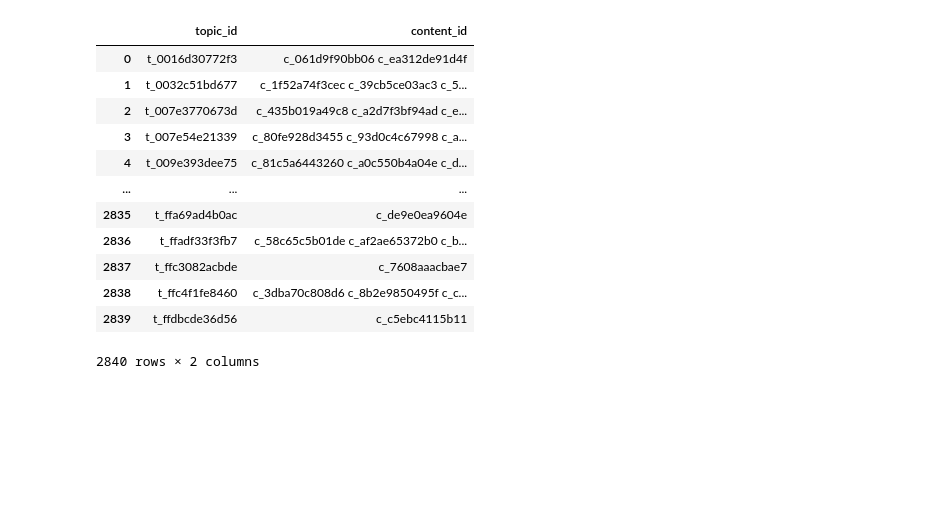
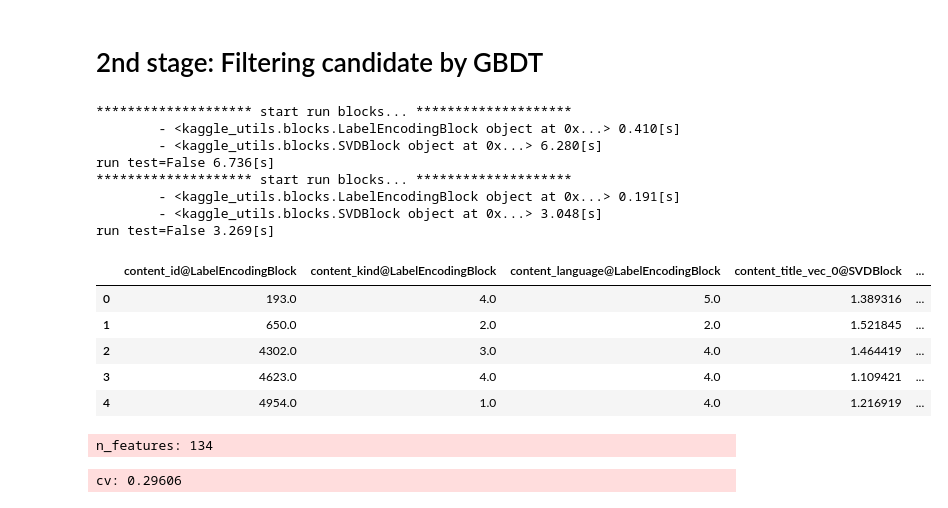
Before and after one commit to shu421/Kaggle_Learning_Equality_Curriculum_Recommendations, a Jupyter notebook: main/exp002.ipynb, the cells around one changed output. Saved outputs shown, nothing was run; the diff lists cells and outputs as text; code cells hidden in the pictures; blank space fills up the shorter version.

```diff
--- a/main/exp002.ipynb
+++ b/main/exp002.ipynb
@@ -984,8 +725,14 @@ class EmbDataSet(Dataset):
         return inputs
 # %%
 def get_emb_vec(content_df, topic_df, col):
-    content_dataset = EmbDataSet(cfg, content_df, col)
-    topics_dataset = EmbDataSet(cfg, topic_df, col)
+    # prepare model for getting embeddings
+    model = AutoModel.from_pretrained(cfg.EMB_MODEL_PATH)
+    model.eval()
+    model.to(cfg.device)
+    tokenizer = AutoTokenizer.from_pretrained(cfg.EMB_MODEL_PATH)
+
+    content_dataset = EmbDataSet(cfg, content_df, "content_"+col, tokenizer)
+    topics_dataset = EmbDataSet(cfg, topic_df, "topic_"+col, tokenizer)
 
     content_loader = DataLoader(
         dataset=content_dataset,
@@ -1033,4 +780,8 @@ def get_emb_vec(content_df, topic_df, col):
     else:
         topic_vec = pickle.load(open(os.path.join(cfg.OUTPUT_EXP, f"topic_{col}_vec.pkl"), "rb"))
 
+    del model
+    torch.cuda.empty_cache()
+    gc.collect()
+
     return content_vec, topic_vec
@@ -1128,16 +872,16 @@ def load_model(filepath):
     return model
 # %%
 def get_whole_df():
-    # main
     content_df = pd.read_csv(os.path.join(cfg.INPUT, 'content.csv'))
     topic_df = pd.read_csv(os.path.join(cfg.INPUT, 'topics.csv'))
     correlation_df = pd.read_csv(os.path.join(cfg.INPUT, 'correlations.csv'))
     sub_df = pd.read_csv(os.path.join(cfg.INPUT, 'sample_submission.csv'))
     return content_df, topic_df, correlation_df, sub_df
 
-def change_col_name(content_df, topic_df, correlation_df):
-    content_df = content_df.rename(columns={"id":"content_id"})
-    topic_df = topic_df.rename(columns={"id":"topic_id"})
+def preprocess_df(content_df, topic_df, correlation_df):
+    content_df = content_df.drop(columns=["license", "copyright_holder"])
+    content_df = content_df.add_prefix("content_")
+    topic_df = topic_df.add_prefix("topic_")
     correlation_df = correlation_df.rename(columns={"content_ids":"content_id"})
     return content_df, topic_df, correlation_df
 
@@ -1145,9 +889,10 @@ def get_cv_list(X, y=None, groups=None, n_splits=5, seed=42):
     """cv_listを取得"""
     cv = StratifiedGroupKFold(n_splits=n_splits, shuffle=True, random_state=seed)
     # cv = GroupKFold(n_splits=n_splits)
-    return list(cv.split(X, y, groups))
+    cv_list = list(cv.split(X, y, groups))
+    return cv_list
 
 def get_processed_df():
     content_df, topic_df, correlation_df, sub_df = get_whole_df()
-    content_df, topic_df, correlation_df = change_col_name(content_df, topic_df, correlation_df)
+    content_df, topic_df, correlation_df = preprocess_df(content_df, topic_df, correlation_df)
     return content_df, topic_df, correlation_df, sub_df
@@ -1444,7 +1110,5 @@ vecs = [
     topics_desc_vec,
 ]
 
-del model
-torch.cuda.empty_cache()
-gc.collect()
+cand_df, target_df = get_cand_df(content_df, topic_df, correlation_df, content_title_vec, topics_title_vec)
 # %% [output]
@@ -1452,2 +1117,0 @@ gc.collect()
-# %%
-cand_df, target_df, cv_list = get_cand_df(content_df, topic_df, correlation_df, content_title_vec, topics_title_vec)
@@ -1555,17 +1118,23 @@ Fold4 f2_score: 0.05508
-# %%
-pred_df = cand_df[oof==1].reset_index(drop=True)
-pd.DataFrame(pred_df.groupby("topic_id")["content_id"].apply(list).apply(" ".join)).reset_index()
-# %% [output]
-|  | topic_id | content_id |
-| 0 | t_0016d30772f3 | c_061d9f90bb06 c_ea312de91d4f |
-| 1 | t_0032c51bd677 | c_1f52a74f3cec c_39cb5ce03ac3 c_5... |
-| 2 | t_007e3770673d | c_435b019a49c8 c_a2d7f3bf94ad c_e... |
-| 3 | t_007e54e21339 | c_80fe928d3455 c_93d0c4c67998 c_a... |
-| 4 | t_009e393dee75 | c_81c5a6443260 c_a0c550b4a04e c_d... |
-| ... | ... | ... |
-| 2835 | t_ffa69ad4b0ac | c_de9e0ea9604e |
-| 2836 | t_ffadf33f3fb7 | c_58c65c5b01de c_af2ae65372b0 c_b... |
-| 2837 | t_ffc3082acbde | c_7608aaacbae7 |
-| 2838 | t_ffc4f1fe8460 | c_3dba70c808d6 c_8b2e9850495f c_c... |
-| 2839 | t_ffdbcde36d56 | c_c5ebc4115b11 |
-2840 rows × 2 columns
+# %% [markdown]
+# 2nd stage: Filtering candidate by GBDT
+# %%
+cv_list = get_cv_list(X=cand_df, y=target_df, groups=cand_df["topic_id"], n_splits=cfg.num_fold, seed=cfg.seed)
+pickle.dump(cv_list, open(os.path.join(cfg.OUTPUT_EXP, "cv_list.pkl"), "wb"))
+
+train_feat_df = get_feature_df(cand_df, target_df, correlation_df, content_df, topic_df, cv_list, vecs)
+# %% [output]
+******************** start run blocks... ********************
+        - <kaggle_utils.blocks.LabelEncodingBlock object at 0x...> 0.410[s]
+        - <kaggle_utils.blocks.SVDBlock object at 0x...> 6.280[s]
+run test=False 6.736[s]
+******************** start run blocks... ********************
+        - <kaggle_utils.blocks.LabelEncodingBlock object at 0x...> 0.191[s]
+        - <kaggle_utils.blocks.SVDBlock object at 0x...> 3.048[s]
+run test=False 3.269[s]
+|  | content_id@LabelEncodingBlock | content_kind@LabelEncodingBlock | content_language@LabelEncodingBlock | content_title_vec_0@SVDBlock | ... |
+| 0 | 193.0 | 4.0 | 5.0 | 1.389316 | ... |
+| 1 | 650.0 | 2.0 | 2.0 | 1.521845 | ... |
+| 2 | 4302.0 | 3.0 | 4.0 | 1.464419 | ... |
+| 3 | 4623.0 | 4.0 | 4.0 | 1.109421 | ... |
+| 4 | 4954.0 | 1.0 | 4.0 | 1.216919 | ... |
+n_features: 134
@@ -1572 +1148,6 @@ pd.DataFrame(pred_df.groupby("topic_id")["content_id"].apply(list).apply(" ".joi
+# %%
+cv_score = calc_cv(cand_df, oof, correlation_df)
+LOGGER.info(f"cv: {np.round(cv_score, 5)}")
+# %% [output]
+cv: 0.29606
 # %%
```
Also changed, not shown: parts of 45 cells of this notebook, 2 other files.
